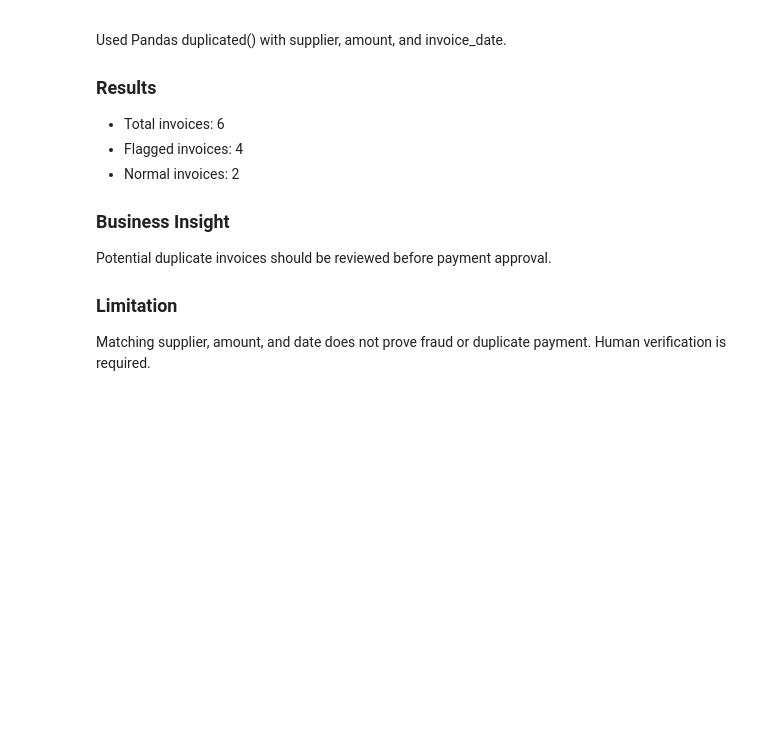
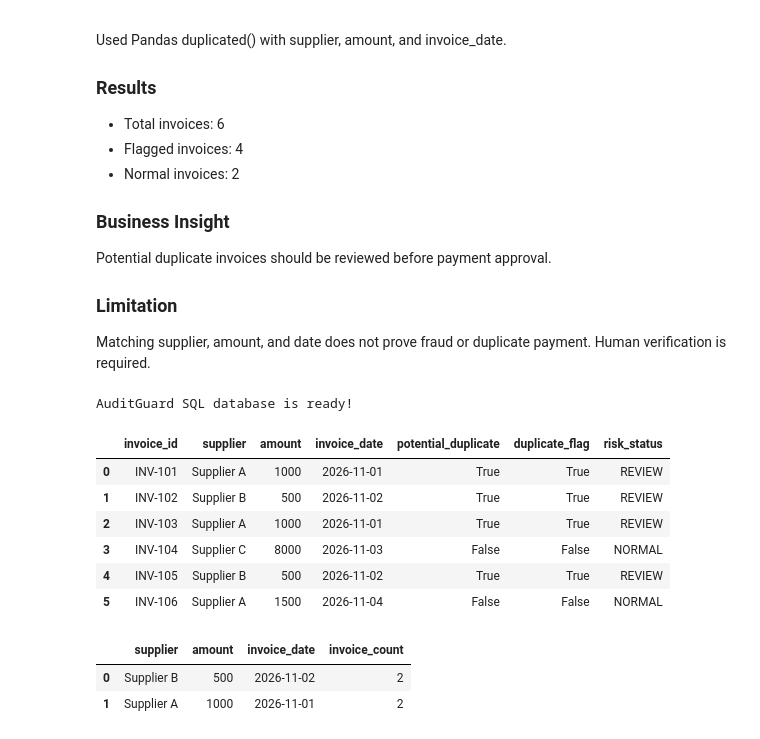
Before and after one commit to Bilal-data/AuditGuard, a Jupyter notebook: AuditGuard.ipynb, the cells around one changed output. Saved outputs shown, nothing was run; the diff lists cells and outputs as text; code cells hidden in the pictures; blank space fills up the shorter version.

Commit message:
Add Day 3 - SQL Duplicate Detection

```diff
--- a/AuditGuard.ipynb
+++ b/AuditGuard.ipynb
@@ -175,0 +179,62 @@ Human verification is required.
+# %%
+
+import duckdb
+
+# Create database connection
+con = duckdb.connect()
+
+# Register the existing Pandas DataFrame
+con.register("invoices_df", df)
+
+# Create invoices table
+con.execute("""
+    CREATE OR REPLACE TABLE invoices AS
+        SELECT *
+            FROM invoices_df
+            """)
+
+print("AuditGuard SQL database is ready!")
+# %% [output]
+AuditGuard SQL database is ready!
+# %%
+
+result = con.execute("""
+    SELECT *
+        FROM invoices
+        """).df()
+
+display(result)
+# %% [output]
+|  | invoice_id | supplier | amount | invoice_date | potential_duplicate | duplicate_flag | risk_status |
+| 0 | INV-101 | Supplier A | 1000 | 2026-11-01 | True | True | REVIEW |
+| 1 | INV-102 | Supplier B | 500 | 2026-11-02 | True | True | REVIEW |
+| 2 | INV-103 | Supplier A | 1000 | 2026-11-01 | True | True | REVIEW |
+| 3 | INV-104 | Supplier C | 8000 | 2026-11-03 | False | False | NORMAL |
+| 4 | INV-105 | Supplier B | 500 | 2026-11-02 | True | True | REVIEW |
+| 5 | INV-106 | Supplier A | 1500 | 2026-11-04 | False | False | NORMAL |
+# %%
+
+duplicate_groups = con.execute("""
+    SELECT
+        supplier,
+        amount,
+        invoice_date,
+        COUNT(*) AS invoice_count
+
+    FROM invoices
+
+           GROUP BY
+              supplier,
+              amount,
+              invoice_date
+
+    HAVING COUNT(*) > 1
+
+     ORDER BY invoice_count DESC
+""").df()
+
+display(duplicate_groups)
+# %% [output]
+|  | supplier | amount | invoice_date | invoice_count |
+| 0 | Supplier B | 500 | 2026-11-02 | 2 |
+| 1 | Supplier A | 1000 | 2026-11-01 | 2 |
```
Also changed, not shown: parts of 9 cells of this notebook.
